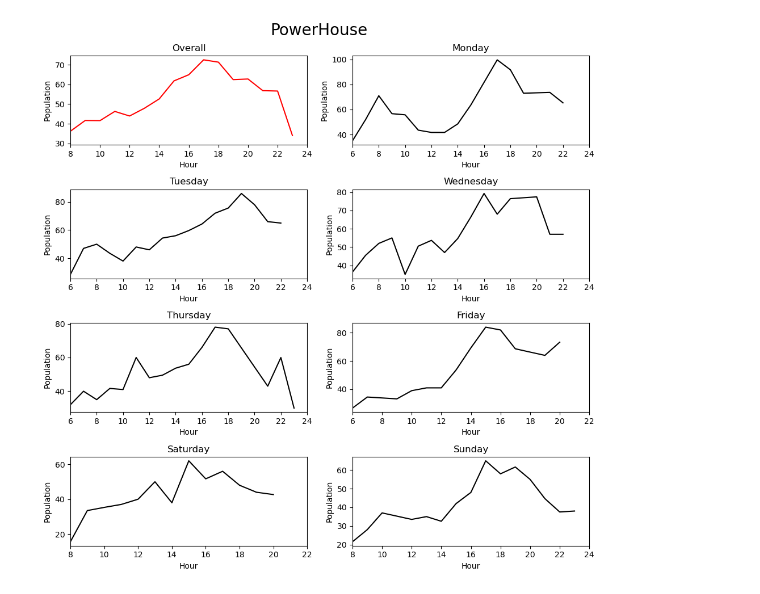
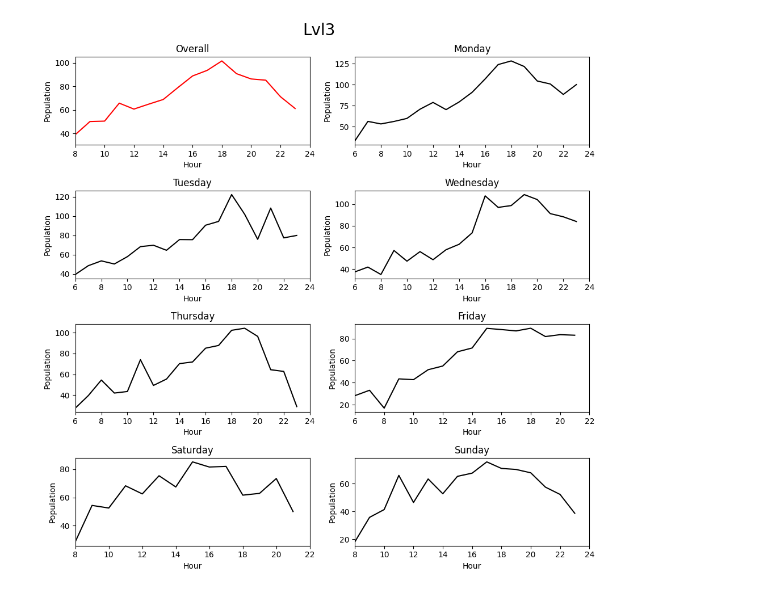
Before and after one commit to zachhendon/Nicholas-Recreation-Center-Population-Tracker, a Jupyter notebook: DataAnalyzer.ipynb, the cells around one changed output. Cells and saved outputs as stored; diff of their text form; code cells hidden in the pictures.

```diff
--- a/DataAnalyzer.ipynb
+++ b/DataAnalyzer.ipynb
@@ -115,7 +115,7 @@ def get_average_df(df, weekday=None, entire_week=False):
 
     averages = None
     for i in range(25):
-        hour_df = day_df.groupby(day_df.Hour == i).mean()
+        hour_df = day_df.groupby(day_df.Hour == i).mean(numeric_only=True)
 
         if True in hour_df.index:
             pop = hour_df.loc[True].Population
@@ -176,6 +176,6 @@ def plot_table(table_name):
     fig.tight_layout()
     plt.show()
 # %%
-plot_table("PowerHouse")
+plot_table("Lvl3")
 # %% [output]
-[figure, old version]
+[figure, new version]
```
